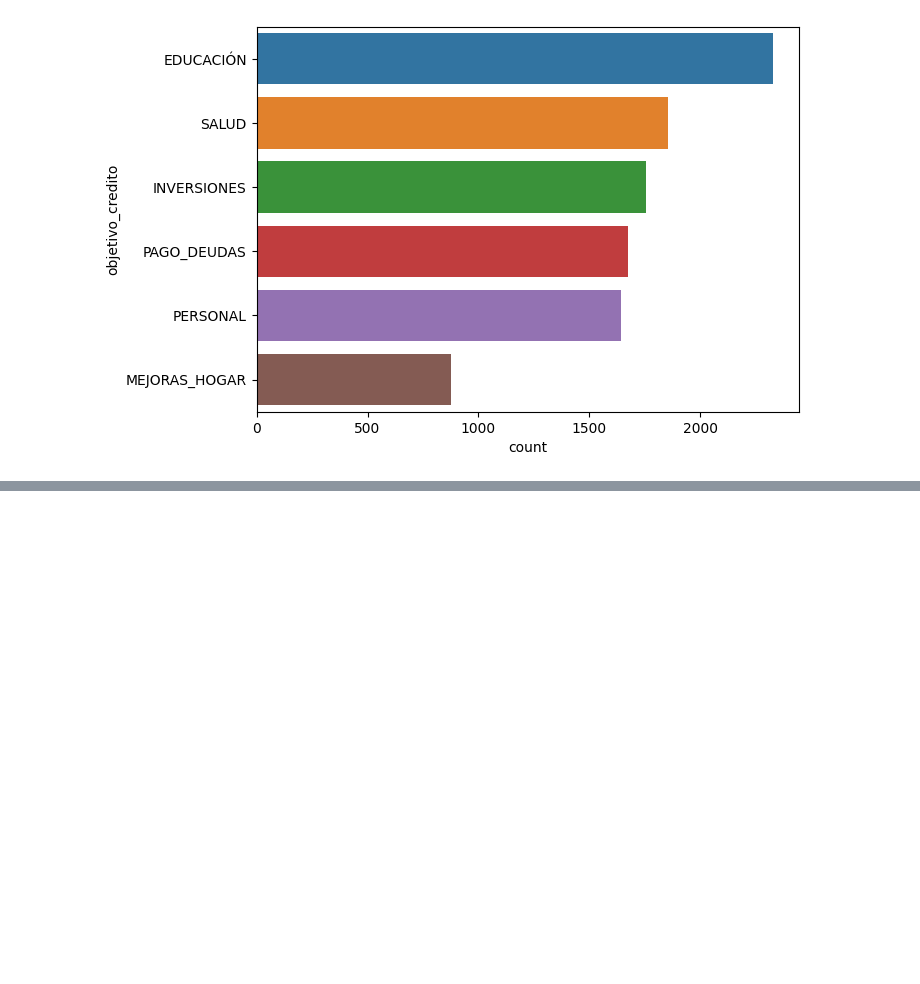
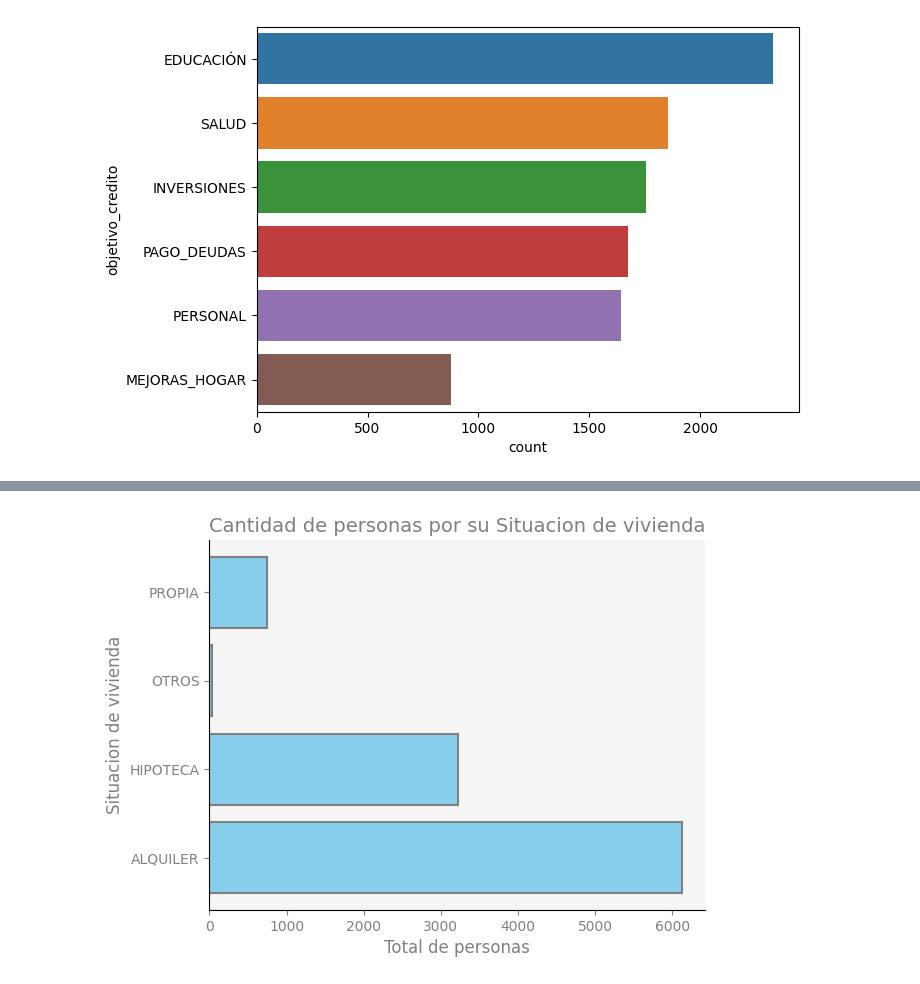
Before and after one commit to mcristancho1013/13MBID_10_A_2324_Practica1, a Jupyter notebook: notebooks/comprension_datos/CD02-Exploracion.ipynb, the cells around one changed output, grey strips where cells are left out. Cells and saved outputs as stored; diff of their text form; code cells hidden in the pictures; blank space fills up the shorter version.

```diff
--- a/notebooks/comprension_datos/CD02-Exploracion.ipynb
+++ b/notebooks/comprension_datos/CD02-Exploracion.ipynb
@@ -116,0 +182,26 @@ plt.show()
+# %%
+totales=df_creditos.groupby('situacion_vivienda')['id_cliente'].count()
+fig, ax = plt.subplots()
+# Graficar barras horizontales
+bars = ax.barh(totales.index, totales, color='skyblue')
+# Personalizar el estilo de las barras
+for bar in bars:
+    bar.set_edgecolor('gray')  # Color del borde
+    bar.set_linewidth(1.5)      # Grosor del borde
+
+# Eliminar los bordes de los ejes
+ax.spines['top'].set_visible(False)
+ax.spines['right'].set_visible(False)
+# Personalizar los ejes
+ax.tick_params(axis='x', colors='gray')  # Color de las marcas en el eje x
+ax.tick_params(axis='y', colors='gray')  # Color de las marcas en el eje y
+ax.xaxis.label.set_color('gray')         # Color del texto del eje x
+ax.yaxis.label.set_color('gray')         # Color del texto del eje y
+# Agregar títulos
+plt.title('Cantidad de personas por su Situacion de vivienda', color='gray', fontsize=14) # Título principal
+plt.xlabel('Total de personas', color='gray', fontsize=12)                      # Título del eje x
+plt.ylabel('Situacion de vivienda', color='gray', fontsize=12)                      # Título del eje y
+# Personalizar el fondo
+ax.set_facecolor('whitesmoke')
+# %% [output]
+[figure, added]
```
Also changed, not shown: parts of 5 cells of this notebook, 2 other files.
